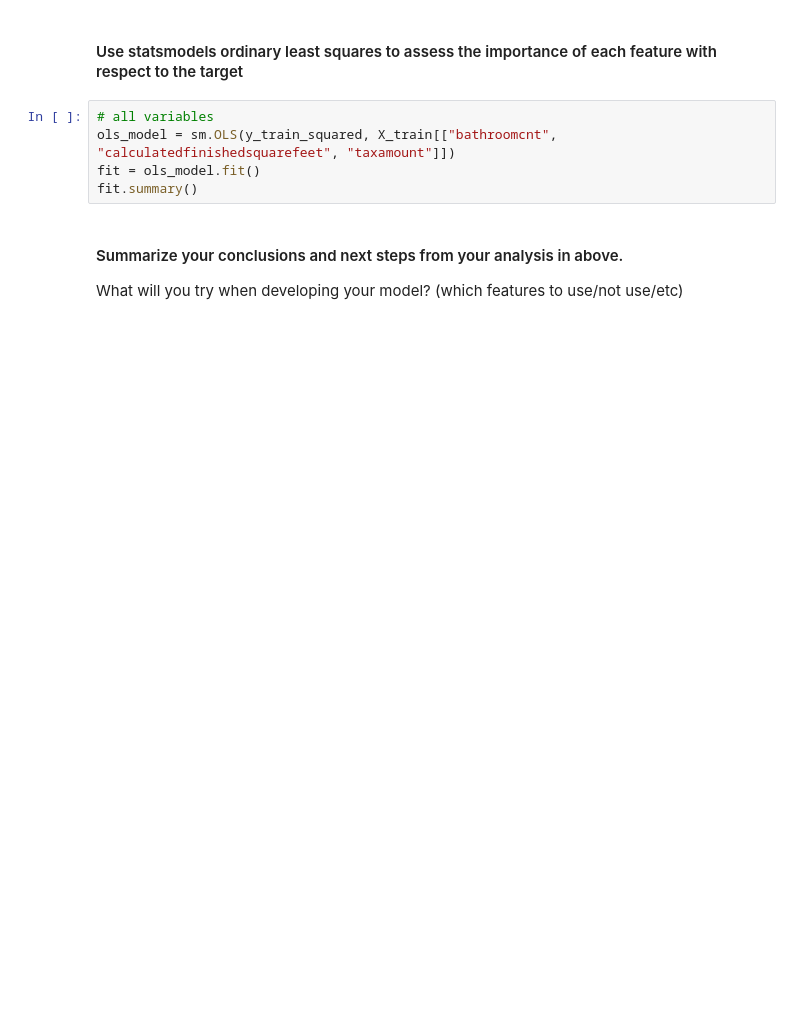
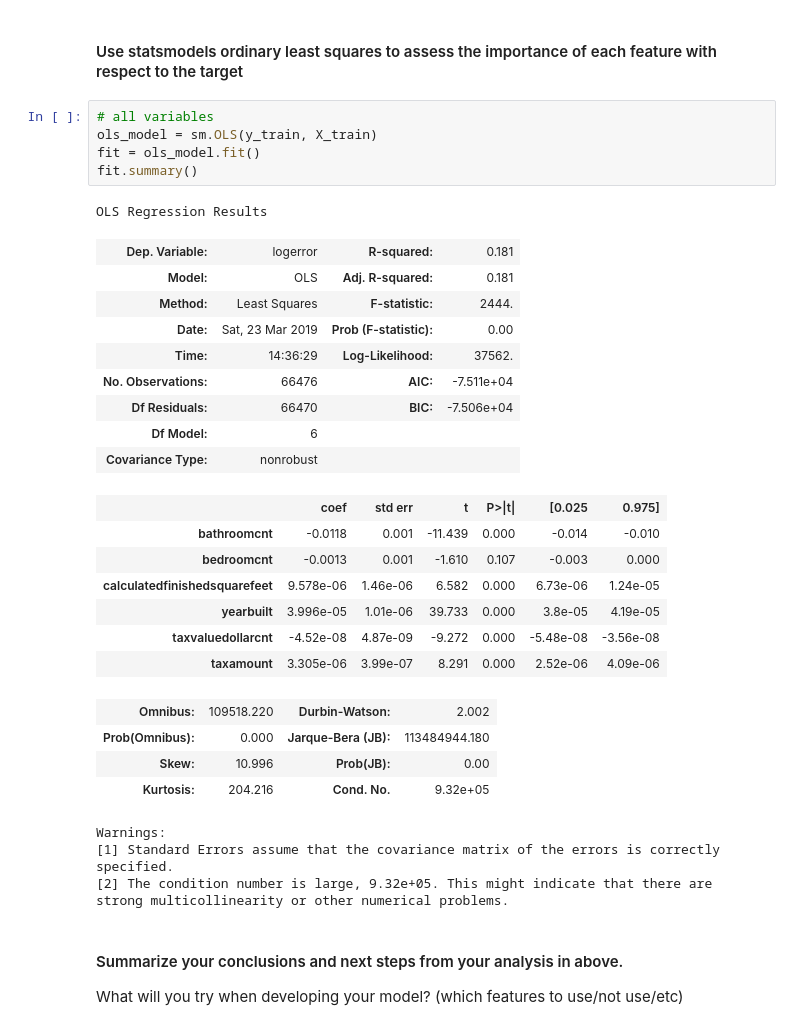
Before and after one commit to mpmoran/codeup-ds-projects, a Jupyter notebook: Regression_Proj_MichaelMoran.ipynb, the cells around one changed output. Cells and saved outputs as stored; diff of their text form; blank space fills up the shorter version.

```diff
--- a/Regression_Proj_MichaelMoran.ipynb
+++ b/Regression_Proj_MichaelMoran.ipynb
@@ -824,9 +865,35 @@ fit.summary()
 #### Use statsmodels ordinary least squares to assess the importance of each feature with respect to the target
 # %%
 # all variables
-ols_model = sm.OLS(y_train_squared, X_train[["bathroomcnt", "calculatedfinishedsquarefeet", "taxamount"]])
+ols_model = sm.OLS(y_train, X_train)
 fit = ols_model.fit()
 fit.summary()
+# %% [output]
+OLS Regression Results
+| Dep. Variable: | logerror | R-squared: | 0.181 |
+| Model: | OLS | Adj. R-squared: | 0.181 |
+| Method: | Least Squares | F-statistic: | 2444. |
+| Date: | Sat, 23 Mar 2019 | Prob (F-statistic): | 0.00 |
+| Time: | 14:36:29 | Log-Likelihood: | 37562. |
+| No. Observations: | 66476 | AIC: | -7.511e+04 |
+| Df Residuals: | 66470 | BIC: | -7.506e+04 |
+| Df Model: | 6 |  |  |
+| Covariance Type: | nonrobust |  |  |
+|  | coef | std err | t | P>|t| | [0.025 | 0.975] |
+| bathroomcnt | -0.0118 | 0.001 | -11.439 | 0.000 | -0.014 | -0.010 |
+| bedroomcnt | -0.0013 | 0.001 | -1.610 | 0.107 | -0.003 | 0.000 |
+| calculatedfinishedsquarefeet | 9.578e-06 | 1.46e-06 | 6.582 | 0.000 | 6.73e-06 | 1.24e-05 |
+| yearbuilt | 3.996e-05 | 1.01e-06 | 39.733 | 0.000 | 3.8e-05 | 4.19e-05 |
+| taxvaluedollarcnt | -4.52e-08 | 4.87e-09 | -9.272 | 0.000 | -5.48e-08 | -3.56e-08 |
+| taxamount | 3.305e-06 | 3.99e-07 | 8.291 | 0.000 | 2.52e-06 | 4.09e-06 |
+| Omnibus: | 109518.220 | Durbin-Watson: | 2.002 |
+| Prob(Omnibus): | 0.000 | Jarque-Bera (JB): | 113484944.180 |
+| Skew: | 10.996 | Prob(JB): | 0.00 |
+| Kurtosis: | 204.216 | Cond. No. | 9.32e+05 |
+Warnings:
+[1] Standard Errors assume that the covariance matrix of the errors is correctly specified.
+[2] The condition number is large, 9.32e+05. This might indicate that there are
+strong multicollinearity or other numerical problems.
 # %% [markdown]
 #### Summarize your conclusions and next steps from your analysis in above.
 What will you try when developing your model? (which features to use/not use/etc)
```
Also changed, not shown: parts of 39 cells of this notebook.
